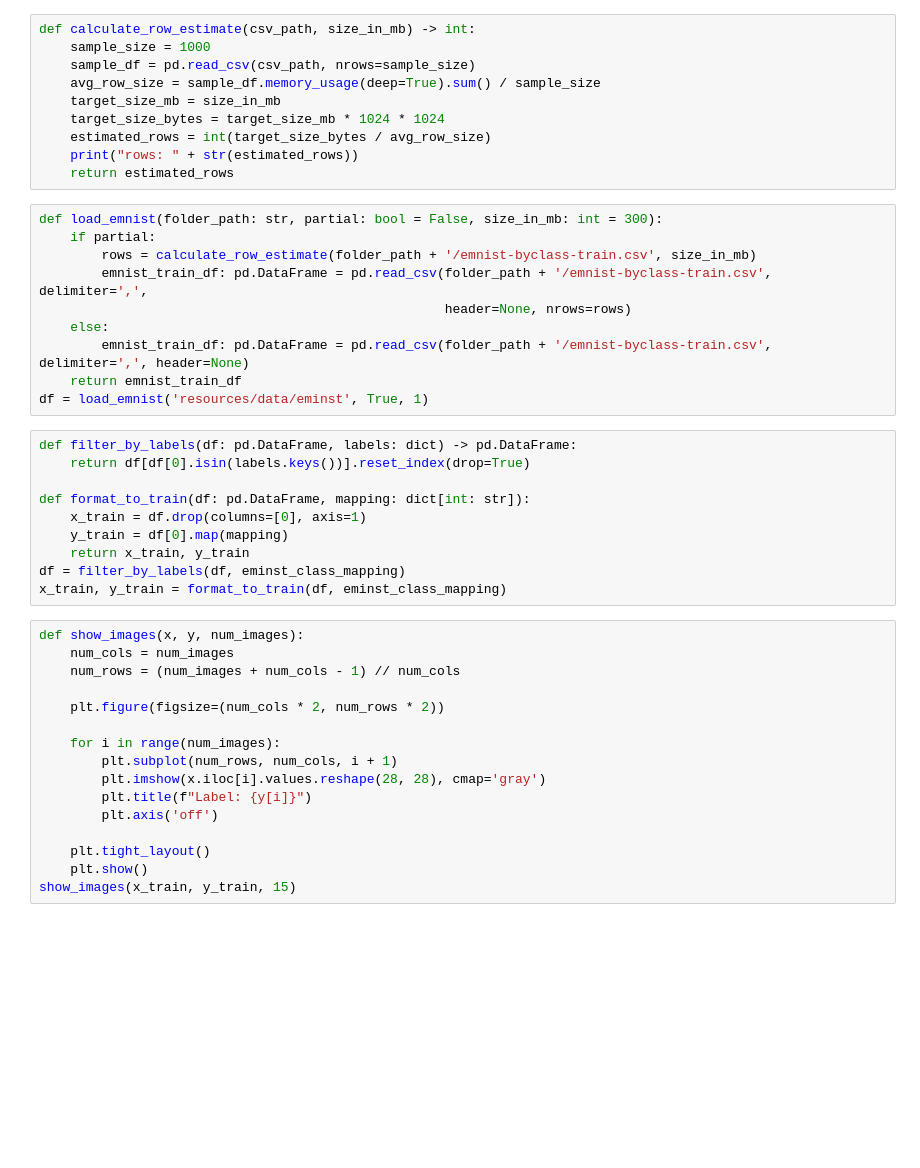
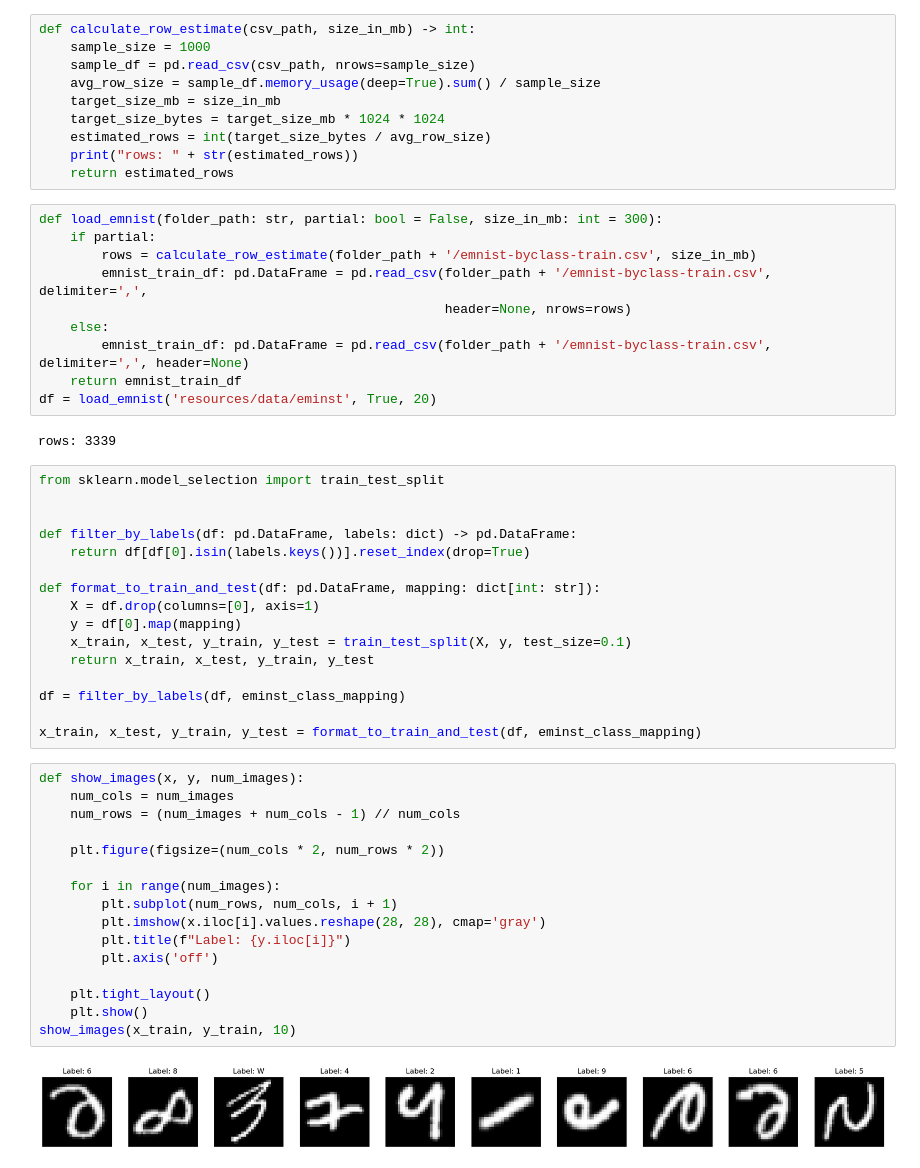
Before and after one commit to PeeterTarvas/ToText, a Jupyter notebook: src/training/concept.ipynb, the cells around one changed output. Saved outputs shown, nothing was run; the diff lists cells and outputs as text; blank space fills up the shorter version.

```diff
--- a/src/training/concept.ipynb
+++ b/src/training/concept.ipynb
@@ -48,33 +52,43 @@ def load_emnist(folder_path: str, partial: bool = False, size_in_mb: int = 300):
     else:
         emnist_train_df: pd.DataFrame = pd.read_csv(folder_path + '/emnist-byclass-train.csv', delimiter=',', header=None)
     return emnist_train_df
-df = load_emnist('resources/data/eminst', True, 1)
+df = load_emnist('resources/data/eminst', True, 20)
+# %% [output]
+rows: 3339
 # %%
+from sklearn.model_selection import train_test_split
+
+
 def filter_by_labels(df: pd.DataFrame, labels: dict) -> pd.DataFrame:
     return df[df[0].isin(labels.keys())].reset_index(drop=True)
 
-def format_to_train(df: pd.DataFrame, mapping: dict[int: str]):
-    x_train = df.drop(columns=[0], axis=1)
-    y_train = df[0].map(mapping)
-    return x_train, y_train
+def format_to_train_and_test(df: pd.DataFrame, mapping: dict[int: str]):
+    X = df.drop(columns=[0], axis=1)
+    y = df[0].map(mapping)
+    x_train, x_test, y_train, y_test = train_test_split(X, y, test_size=0.1)
+    return x_train, x_test, y_train, y_test
+
 df = filter_by_labels(df, eminst_class_mapping)
-x_train, y_train = format_to_train(df, eminst_class_mapping)
+
+x_train, x_test, y_train, y_test = format_to_train_and_test(df, eminst_class_mapping)
 # %%
 def show_images(x, y, num_images):
     num_cols = num_images
     num_rows = (num_images + num_cols - 1) // num_cols
 
     plt.figure(figsize=(num_cols * 2, num_rows * 2))
 
     for i in range(num_images):
         plt.subplot(num_rows, num_cols, i + 1)
         plt.imshow(x.iloc[i].values.reshape(28, 28), cmap='gray')
-        plt.title(f"Label: {y[i]}")
+        plt.title(f"Label: {y.iloc[i]}")
         plt.axis('off')
 
     plt.tight_layout()
     plt.show()
-show_images(x_train, y_train, 15)
+show_images(x_train, y_train, 10)
+# %% [output]
+[figure, added]
 # %%
 from PIL import Image, ImageOps
 import numpy as np
```
Also changed, not shown: parts of 5 cells of this notebook, 2 other files.
